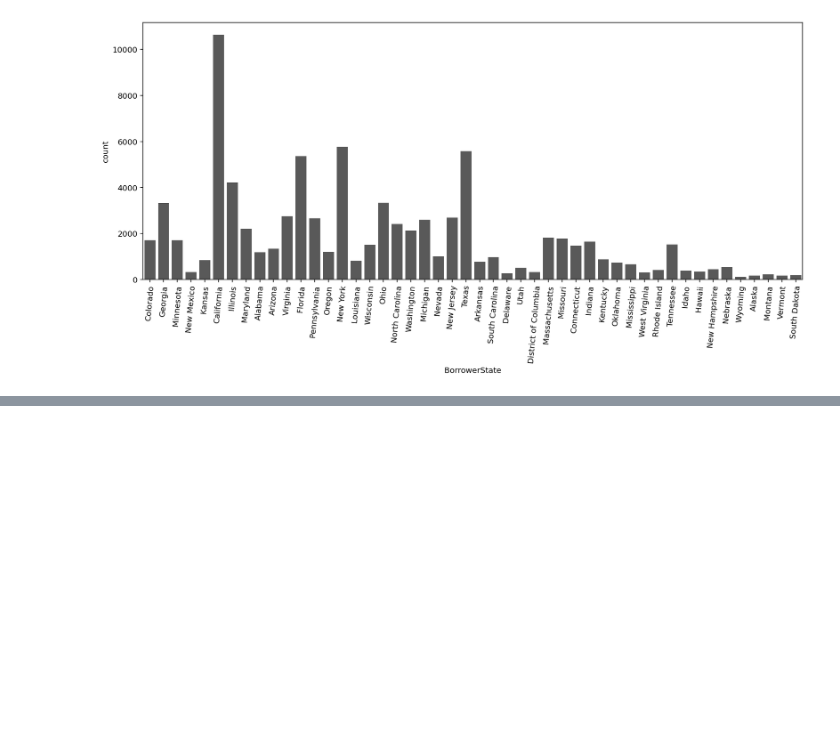
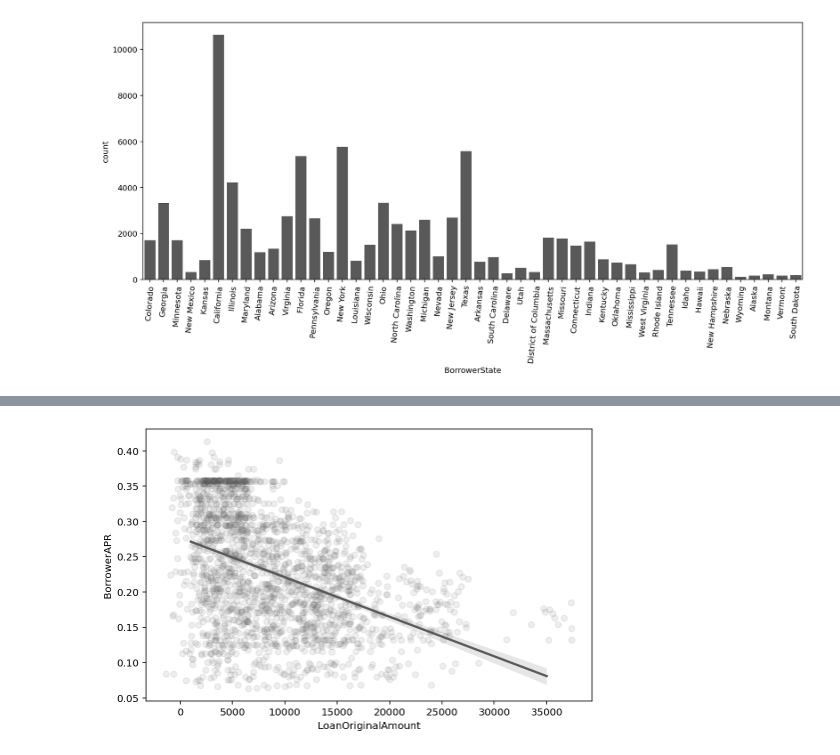
Before and after one commit to Lippins/Prosper-Loan-Data, a Jupyter notebook: exploration.ipynb, the cells around one changed output, grey strips where cells are left out. Cells and saved outputs as stored; diff of their text form; code cells hidden in the pictures; blank space fills up the shorter version.

```diff
--- a/exploration.ipynb
+++ b/exploration.ipynb
@@ -600,0 +636,6 @@ plt.xticks(rotation= 85);
+# %%
+plt.figure(figsize=(8, 5))
+sns.regplot(data=loan_df.sample(2000, random_state=1), x='LoanOriginalAmount', y='BorrowerAPR',
+            x_jitter=2500, color = colors[3], scatter_kws={'alpha': 0.1});
+# %% [output]
+[figure, added]
```
Also changed, not shown: parts of 20 cells of this notebook.
